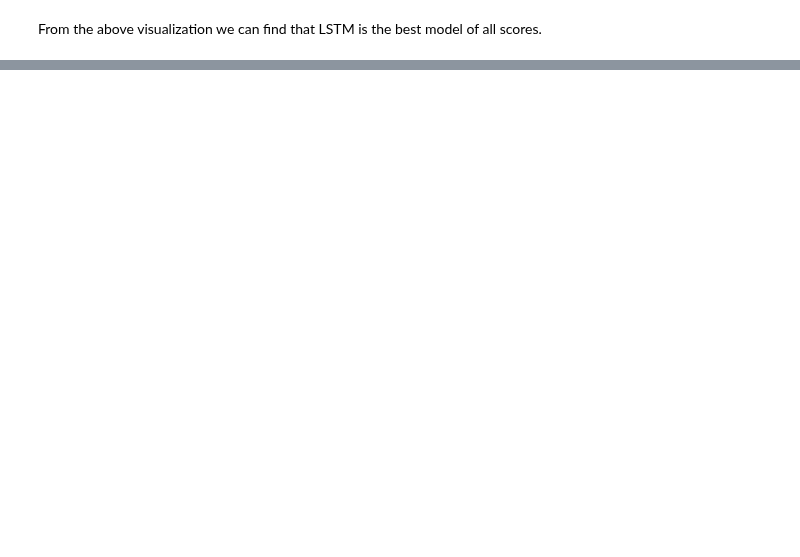
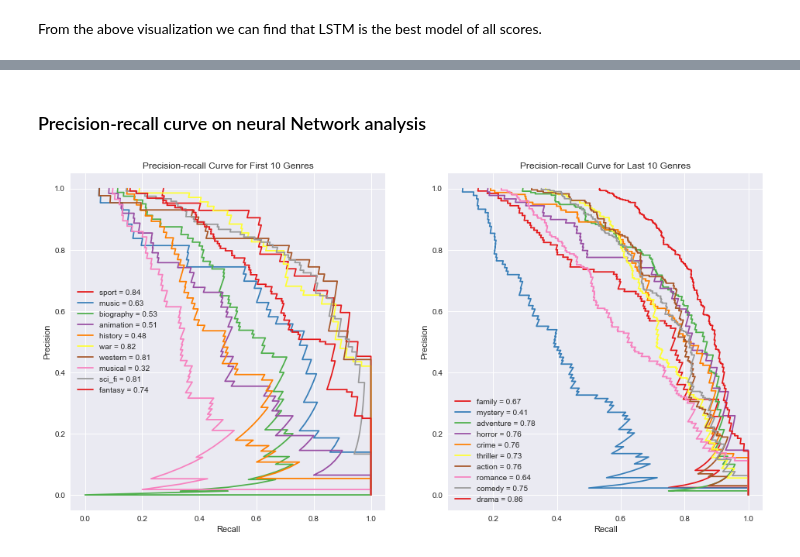
Before and after one commit to BoyuanSun930/cs209b-g6-movie, a Jupyter notebook: Glove.ipynb, the cells around one changed output, grey strips where cells are left out. Drawn from its saved outputs; the diff is of its cells as text; code cells hidden in the pictures; blank space fills up the shorter version.

```diff
--- a/Glove.ipynb
+++ b/Glove.ipynb
@@ -755,0 +761,6 @@ Genre drama: 368 correct out of 461
+# %% [markdown]
+### Precision-recall curve on neural Network analysis
+# %%
+plot_precision_recall(y_test, lstm_pred_glove_test, genre_dict)
+# %% [output]
+[figure, added]
```
Also changed, not shown: parts of 6 cells of this notebook.
